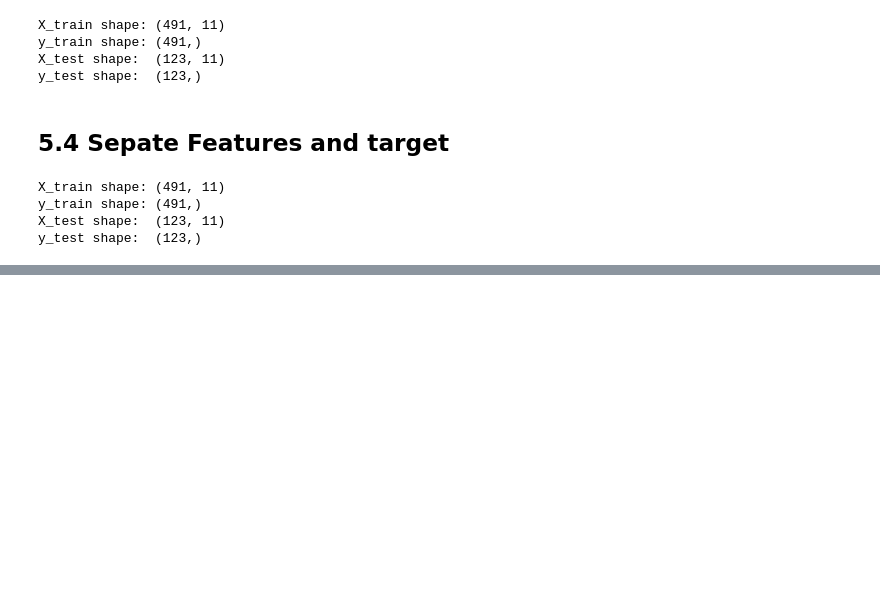
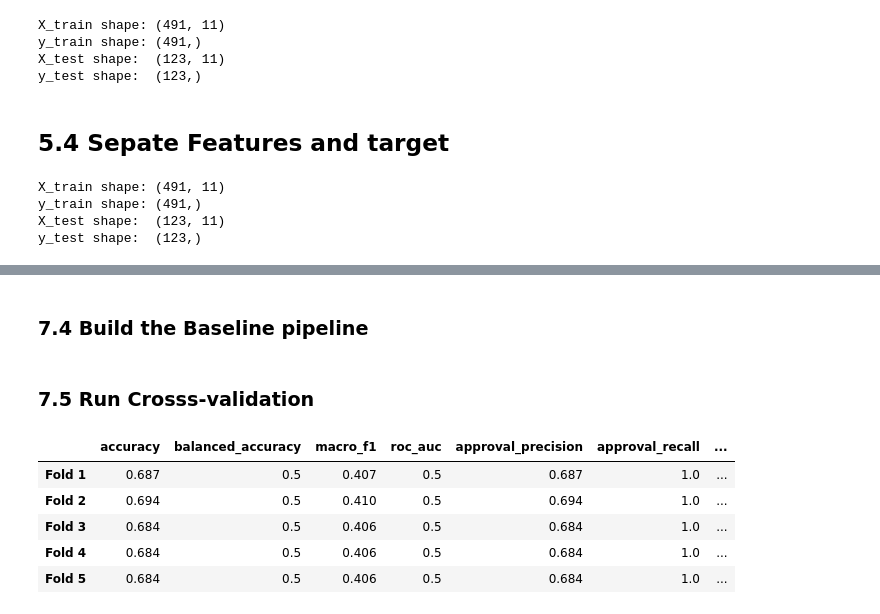
Before and after one commit to al-rafi-DSC/Loan_Approval_Predictor, a Jupyter notebook: main.ipynb, the cells around one changed output, grey strips where cells are left out. Cells and saved outputs as stored; diff of their text form; code cells hidden in the pictures; blank space fills up the shorter version.

```diff
--- a/main.ipynb
+++ b/main.ipynb
@@ -868,0 +1076,5 @@ y_test shape:  (123,)
+# %%
+cross_validation=StratifiedKFold(
+    n_splits=N_SPLITS,
+    shuffle=True,
+    random_state=RANDOM_STATE)
@@ -868,0 +1111,40 @@ y_test shape:  (123,)
+# %% [markdown]
+### 7.4 Build the Baseline pipeline
+# %%
+baseline_pipeline=Pipeline(
+    steps=[("preprocessor",clone(preprocessor)),
+           ("model",DummyClassifier(strategy="most_frequent"))
+           ]
+
+)
+# %% [markdown]
+### 7.5 Run Crosss-validation
+# %%
+baseline_cv_results = cross_validate(
+    estimator=baseline_pipeline,
+    X=X_train,
+    y=y_train,
+    cv=cross_validation,
+    scoring=scoring_metrics,
+    return_train_score=True,
+    n_jobs=-1,
+)
+# %%
+baseline_fold_scores = pd.DataFrame({
+    metric_name: baseline_cv_results[f"test_{metric_name}"]
+    for metric_name in scoring_metrics
+})
+
+baseline_fold_scores.index = [
+    f"Fold {fold_number}"
+    for fold_number in range(1, N_SPLITS + 1)
+]
+
+display(baseline_fold_scores.round(3))
+# %% [output]
+|  | accuracy | balanced_accuracy | macro_f1 | roc_auc | approval_precision | approval_recall | ... |
+| Fold 1 | 0.687 | 0.5 | 0.407 | 0.5 | 0.687 | 1.0 | ... |
+| Fold 2 | 0.694 | 0.5 | 0.410 | 0.5 | 0.694 | 1.0 | ... |
+| Fold 3 | 0.684 | 0.5 | 0.406 | 0.5 | 0.684 | 1.0 | ... |
+| Fold 4 | 0.684 | 0.5 | 0.406 | 0.5 | 0.684 | 1.0 | ... |
+| Fold 5 | 0.684 | 0.5 | 0.406 | 0.5 | 0.684 | 1.0 | ... |
```
Also changed, not shown: parts of 29 cells of this notebook, 1 other file.
